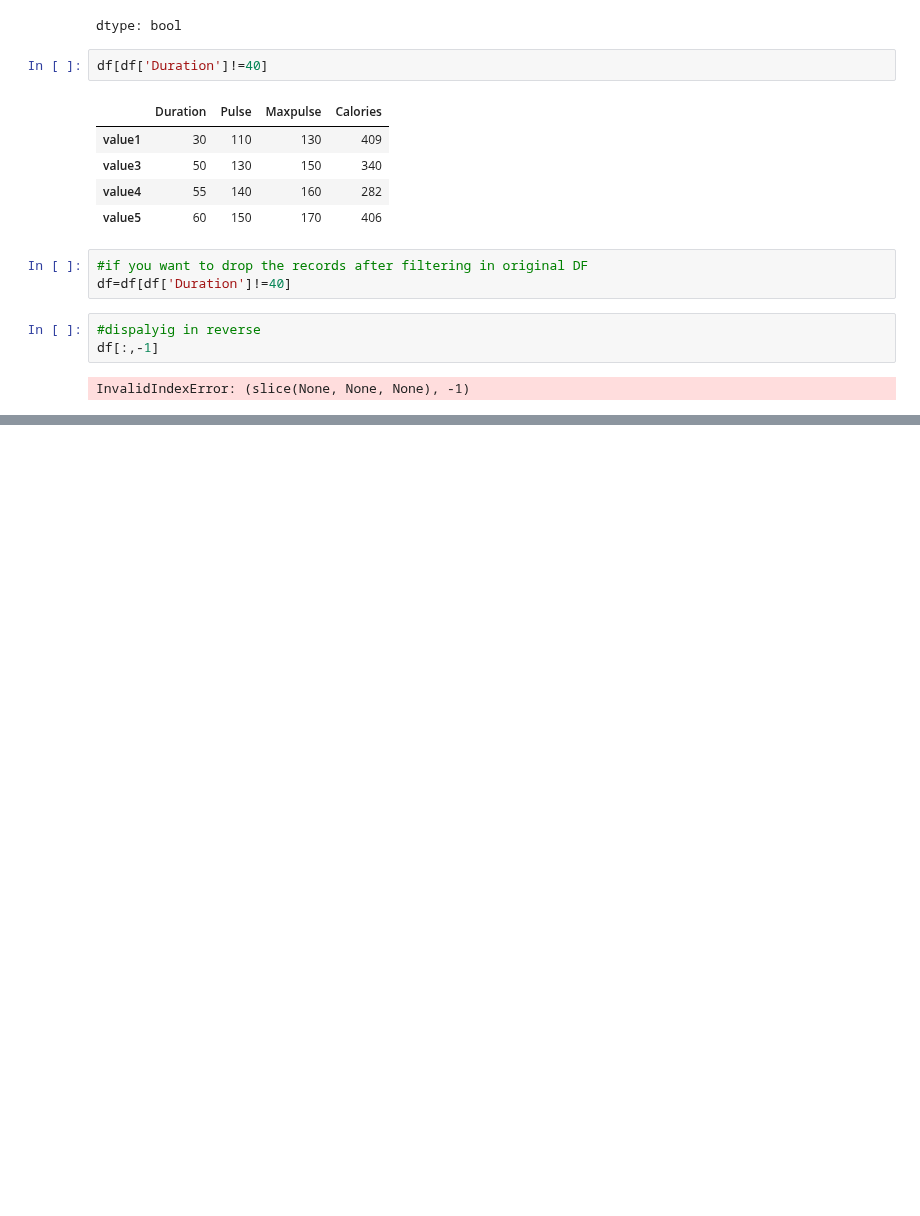
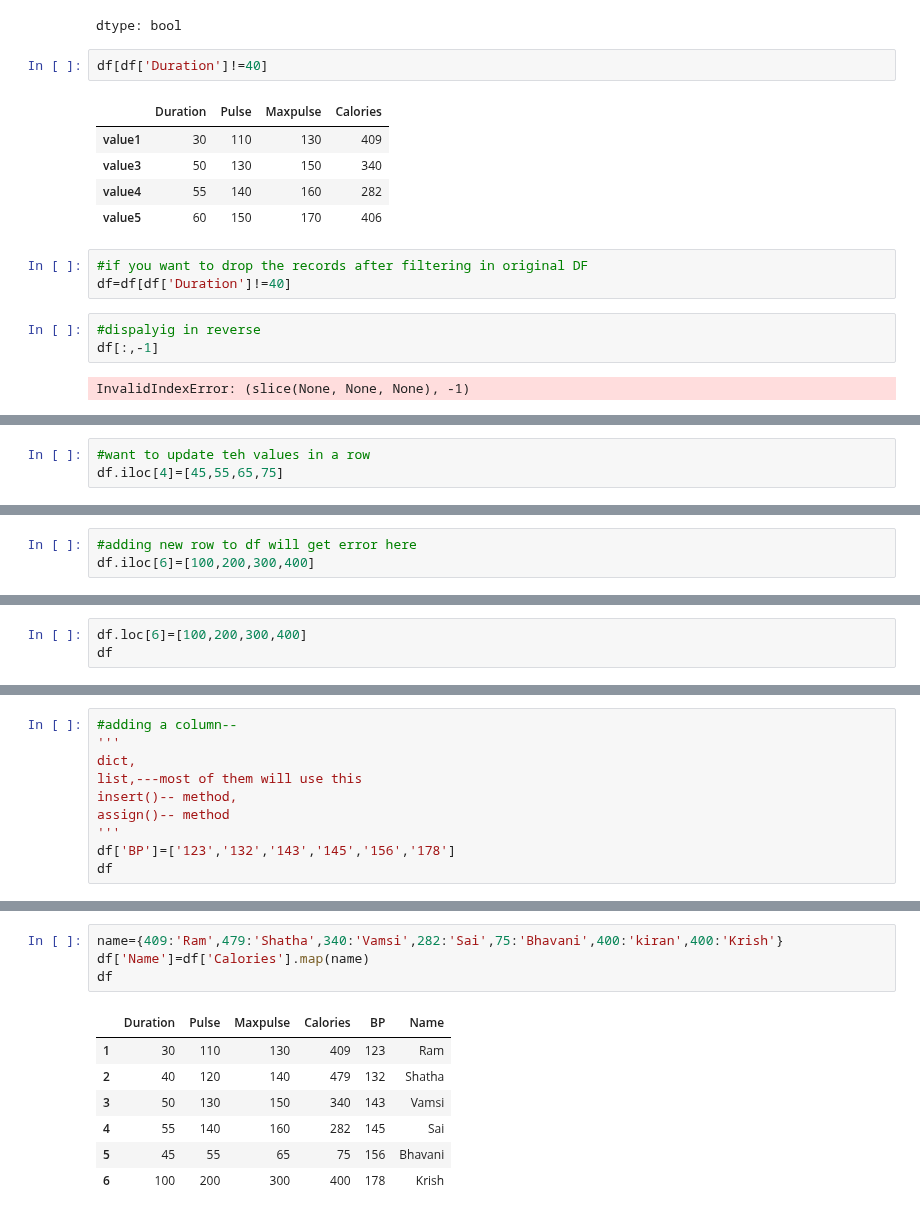
Before and after one commit to ramnagella/Demo, a Jupyter notebook: DA_Day5.ipynb, the cells around one changed output, grey strips where cells are left out. Cells and saved outputs as stored; diff of their text form; blank space fills up the shorter version.

```diff
--- a/DA_Day5.ipynb
+++ b/DA_Day5.ipynb
@@ -211,0 +413,3 @@ InvalidIndexError: (slice(None, None, None), -1)
+# %%
+#want to update teh values in a row
+df.iloc[4]=[45,55,65,75]
@@ -211,0 +427,3 @@ InvalidIndexError: (slice(None, None, None), -1)
+# %%
+#adding new row to df will get error here
+df.iloc[6]=[100,200,300,400]
@@ -211,0 +432,3 @@ InvalidIndexError: (slice(None, None, None), -1)
+# %%
+df.loc[6]=[100,200,300,400]
+df
@@ -211,0 +443,10 @@ InvalidIndexError: (slice(None, None, None), -1)
+# %%
+#adding a column--
+'''
+dict,
+list,---most of them will use this
+insert()-- method,
+assign()-- method
+'''
+df['BP']=['123','132','143','145','156','178']
+df
@@ -211,0 +461,12 @@ InvalidIndexError: (slice(None, None, None), -1)
+# %%
+name={409:'Ram',479:'Shatha',340:'Vamsi',282:'Sai',75:'Bhavani',400:'kiran',400:'Krish'}
+df['Name']=df['Calories'].map(name)
+df
+# %% [output]
+|  | Duration | Pulse | Maxpulse | Calories | BP | Name |
+| 1 | 30 | 110 | 130 | 409 | 123 | Ram |
+| 2 | 40 | 120 | 140 | 479 | 132 | Shatha |
+| 3 | 50 | 130 | 150 | 340 | 143 | Vamsi |
+| 4 | 55 | 140 | 160 | 282 | 145 | Sai |
+| 5 | 45 | 55 | 65 | 75 | 156 | Bhavani |
+| 6 | 100 | 200 | 300 | 400 | 178 | Krish |
```
Also changed, not shown: parts of 26 cells of this notebook.
